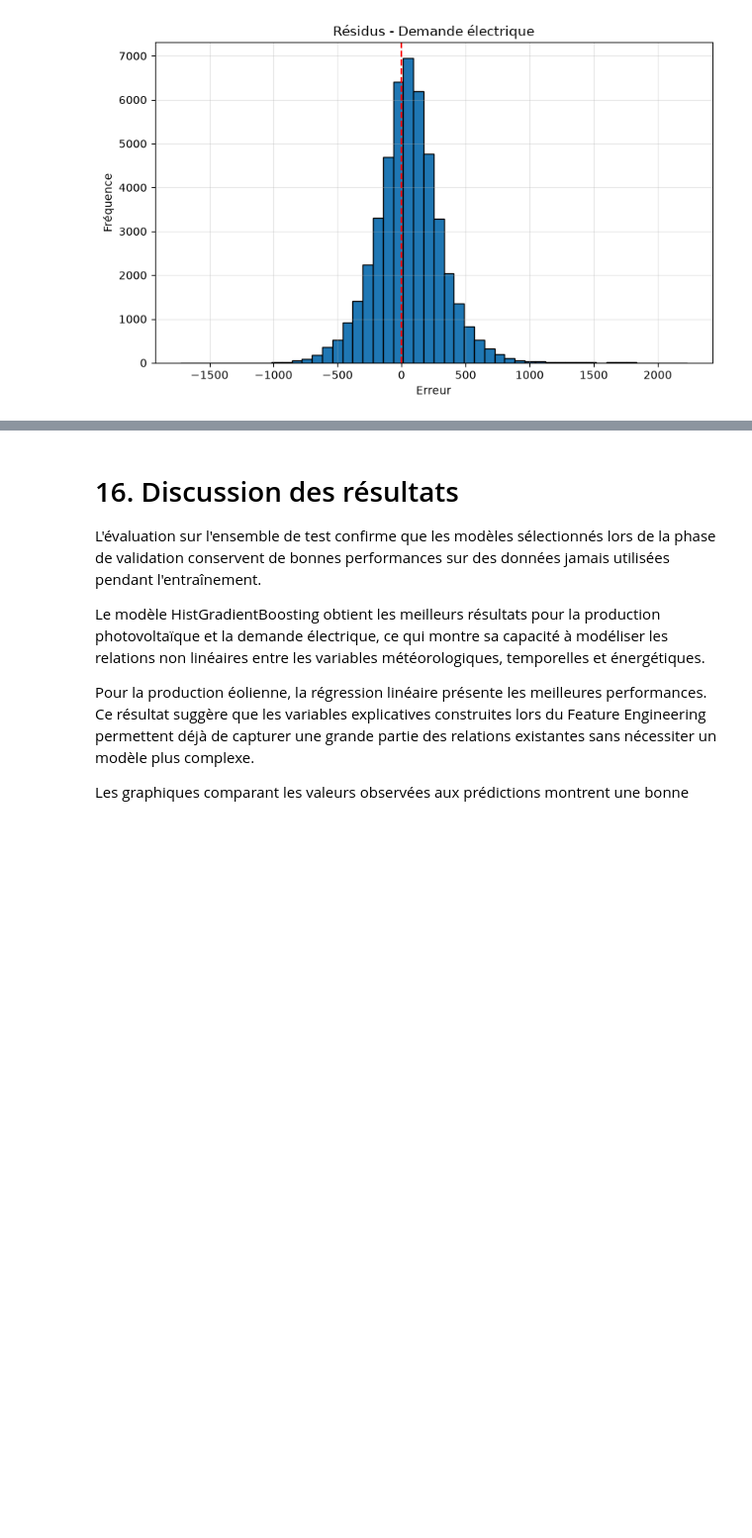
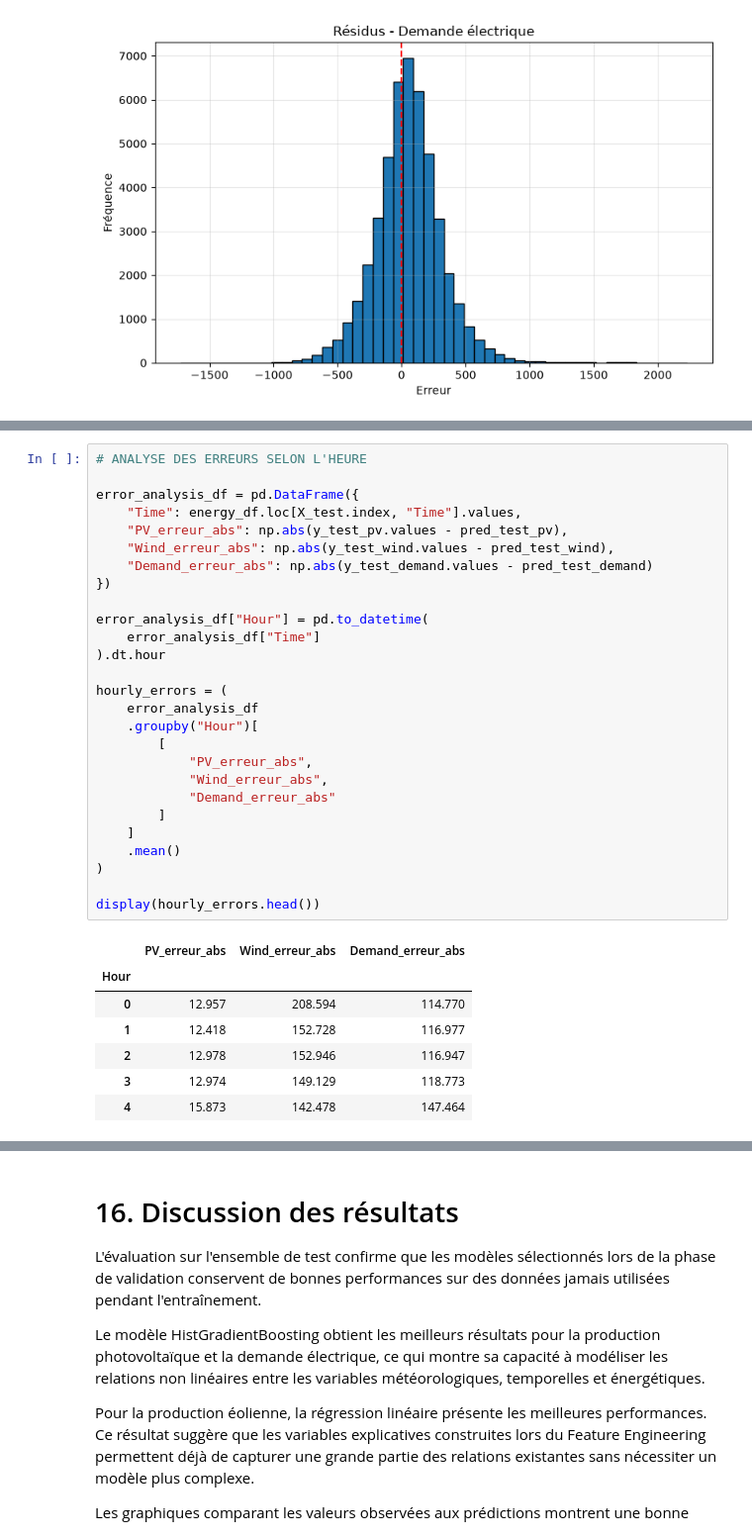
Before and after one commit to celestinesia31/Smart_energy_forecasting, a Jupyter notebook: notebooks/06_model_evaluation.ipynb, the cells around one changed output, grey strips where cells are left out. Shown at 99% size. Saved outputs shown, nothing was run; the diff lists cells and outputs as text; blank space fills up the shorter version.

```diff
--- a/notebooks/06_model_evaluation.ipynb
+++ b/notebooks/06_model_evaluation.ipynb
@@ -777,0 +786,35 @@ plot_residuals(
+# %%
+# ANALYSE DES ERREURS SELON L'HEURE
+
+error_analysis_df = pd.DataFrame({
+    "Time": energy_df.loc[X_test.index, "Time"].values,
+    "PV_erreur_abs": np.abs(y_test_pv.values - pred_test_pv),
+    "Wind_erreur_abs": np.abs(y_test_wind.values - pred_test_wind),
+    "Demand_erreur_abs": np.abs(y_test_demand.values - pred_test_demand)
+})
+
+error_analysis_df["Hour"] = pd.to_datetime(
+    error_analysis_df["Time"]
+).dt.hour
+
+hourly_errors = (
+    error_analysis_df
+    .groupby("Hour")[
+        [
+            "PV_erreur_abs",
+            "Wind_erreur_abs",
+            "Demand_erreur_abs"
+        ]
+    ]
+    .mean()
+)
+
+display(hourly_errors.head())
+# %% [output]
+|  | PV_erreur_abs | Wind_erreur_abs | Demand_erreur_abs |
+| Hour |  |  |  |
+| 0 | 12.957 | 208.594 | 114.770 |
+| 1 | 12.418 | 152.728 | 116.977 |
+| 2 | 12.978 | 152.946 | 116.947 |
+| 3 | 12.974 | 149.129 | 118.773 |
+| 4 | 15.873 | 142.478 | 147.464 |
```
Also changed, not shown: parts of 5 cells of this notebook, 17 other files.
